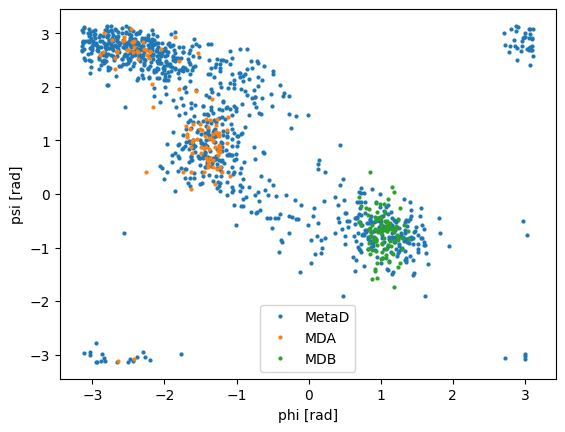
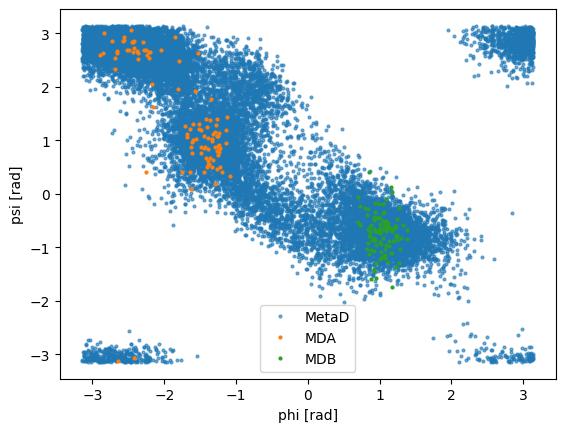
The notebook cell's code change between the first figure and the second:
--- before
+++ after
@@ -7,5 +7,5 @@
 
 # plot phi vs psi
-plt.plot(data_phi["phi"][::50],data_phi["psi"][::50],'o', ms=2,   label="MetaD")
+plt.plot(data_phi["phi"][::50],data_phi["psi"][::50],'o', alpha=0.6, ms=2, label="MetaD")
 plt.plot(dataA["phi"][::50],dataA["psi"][::50],'o', ms=2, label="MDA")
 plt.plot(dataB["phi"][::50],dataB["psi"][::50],'o', ms=2, label="MDB")

Commit: feat: add free energi diff